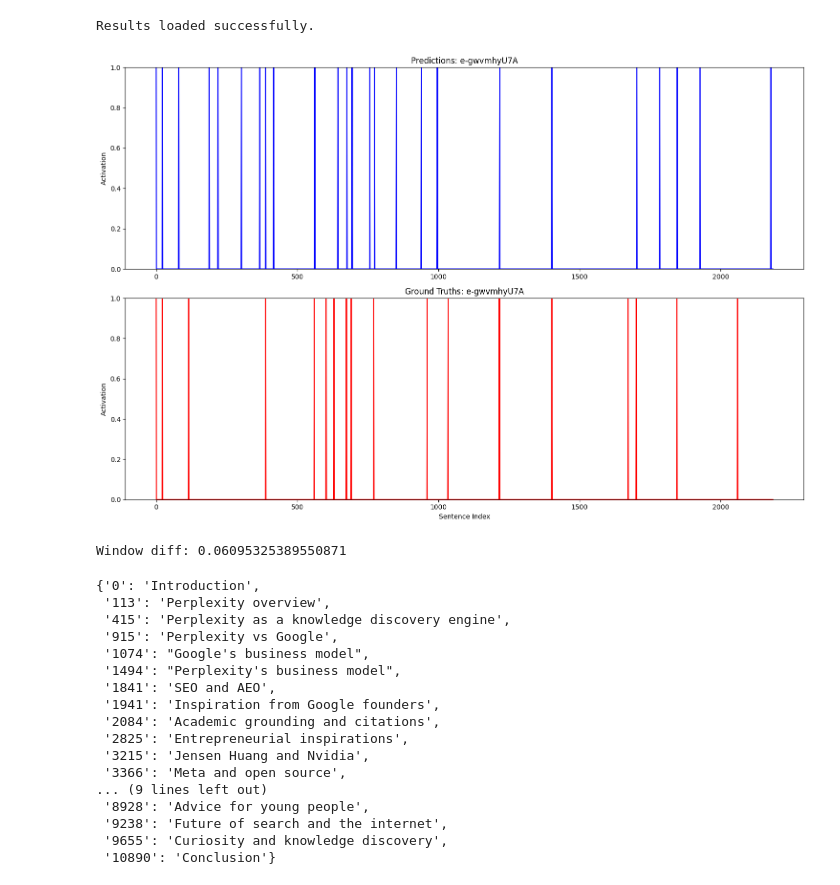
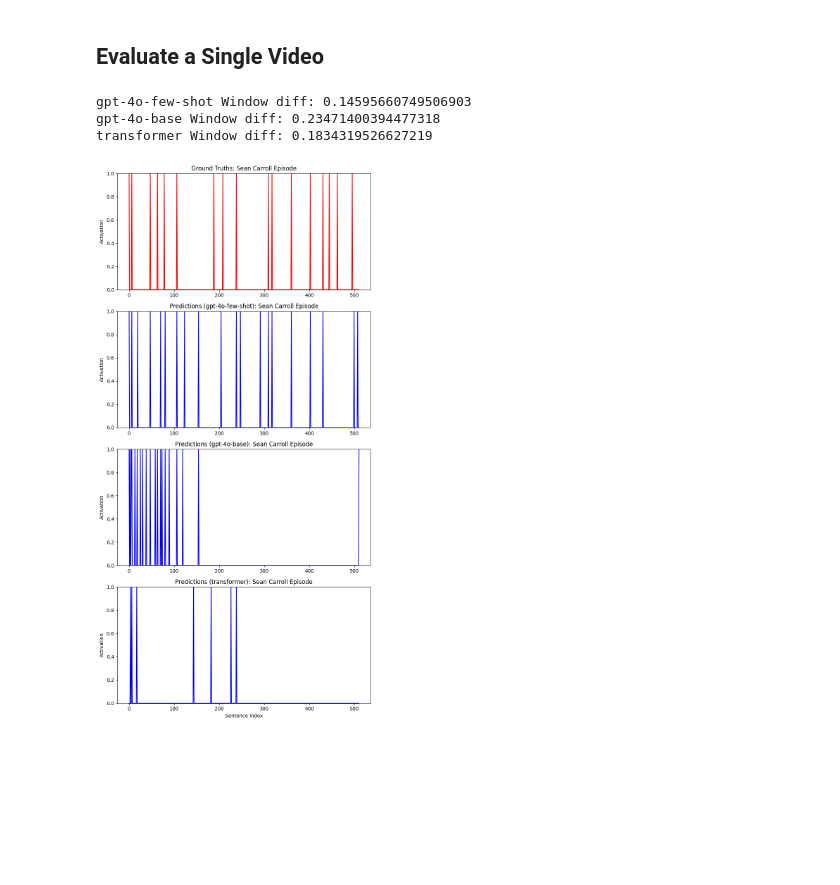
Before and after one commit to jcalz23/nlp_podcast_segmentation, a Jupyter notebook: src/eval/view_results.ipynb, the cells around one changed output. Drawn from its saved outputs; the diff is of its cells as text; code cells hidden in the pictures; blank space fills up the shorter version.

```diff
--- a/src/eval/view_results.ipynb
+++ b/src/eval/view_results.ipynb
@@ -8,4 +8,11 @@ sys.path.append("..")
 from utils.aws import read_json
 from utils.metrics import windiff
 from constants import *
-from utils.eval import plot_predictions_vs_ground_truths, plot_prediction_distribution
+from utils.eval import *
+
+# Models
+model_dict = {
+    "gpt-4o-few-shot": "gpt-4o-v1",
+    "gpt-4o-base": "gpt-4o-v0",
+    "transformer": "transformer_v2"
+}
@@ -12,44 +77,31 @@ from utils.eval import plot_predictions_vs_ground_truths, plot_prediction_distri
+# %% [markdown]
+## Evaluate a Single Video
 # %%
 # Input the video id
-video_id = "e-gwvmhyU7A"
-config_name = "gpt-4o-v1"
+video_id = "tdv7r2JSokI"
 
-# Load the results from S3
-s3_file_key = f"{S3_MODELS_DIR}/{config_name}/eval/{video_id}_results.json"
-results = read_json(S3_BUCKET_NAME, s3_file_key)
-print("Results loaded successfully.")
+pred_dict = {}
+for model_name, config_name in model_dict.items():
+    # Load the results from S3
+    s3_file_key = f"{S3_MODELS_DIR}/{config_name}/eval/{video_id}_results.json"
+    results = read_json(S3_BUCKET_NAME, s3_file_key)
 
-# Plot the predictions vs ground truths
-predictions = np.array(results['predictions'])
-ground_truths = np.array(results['ground_truths'])
+    # Plot the predictions vs ground truths
+    predictions = np.array(results['predictions'])
+    ground_truths = np.array(results['ground_truths'])
+    title = results['title']
 
-# Call the function with the loaded data
-plot_predictions_vs_ground_truths(predictions, ground_truths, video_id)
+    # Calculate window diff
+    window_diff = windiff(predictions, ground_truths, window_size=5)
+    print(f"{model_name} Window diff: {window_diff}")
 
-# Calculate window diff
-window_diff = windiff(predictions, ground_truths, window_size=5)
-print(f"Window diff: {window_diff}")
+    # Pack into dict
+    pred_dict[model_name] = {"predictions": predictions, "ground_truths": ground_truths, "raw_predictions": results['raw_predictions']}
+
+
+plot_predictions_vs_ground_truths(pred_dict, ground_truths, title.split(":")[0] + " Episode")
 # %% [output]
-Results loaded successfully.
+gpt-4o-few-shot Window diff: 0.14595660749506903
+gpt-4o-base Window diff: 0.23471400394477318
+transformer Window diff: 0.1834319526627219
-[figure, old version]
+[figure, new version]
-Window diff: 0.06095325389550871
-# %%
-results['raw_predictions']
-# %% [output]
-{'0': 'Introduction',
- '113': 'Perplexity overview',
- '415': 'Perplexity as a knowledge discovery engine',
- '915': 'Perplexity vs Google',
- '1074': "Google's business model",
- '1494': "Perplexity's business model",
- '1841': 'SEO and AEO',
- '1941': 'Inspiration from Google founders',
- '2084': 'Academic grounding and citations',
- '2825': 'Entrepreneurial inspirations',
- '3215': 'Jensen Huang and Nvidia',
- '3366': 'Meta and open source',
-... (9 lines left out)
- '8928': 'Advice for young people',
- '9238': 'Future of search and the internet',
- '9655': 'Curiosity and knowledge discovery',
- '10890': 'Conclusion'}
```
Also changed, not shown: parts of 8 cells of this notebook, 18 other files.
